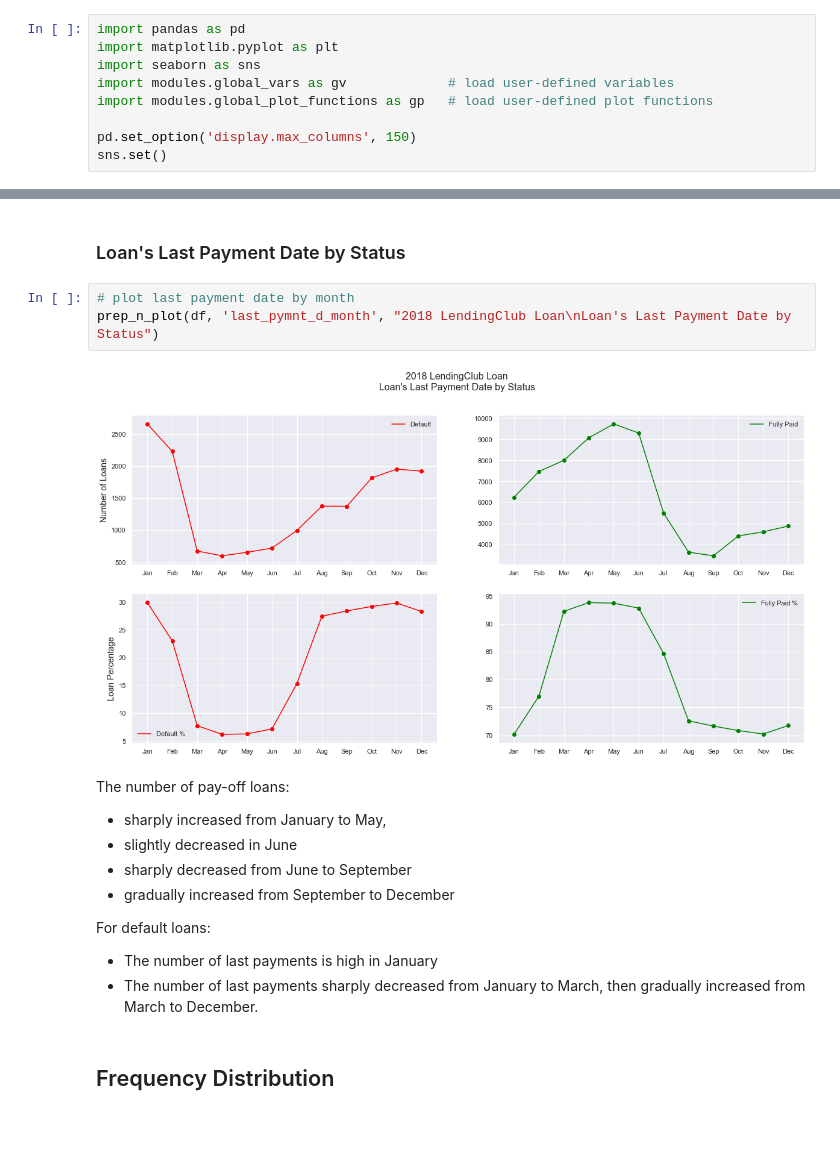
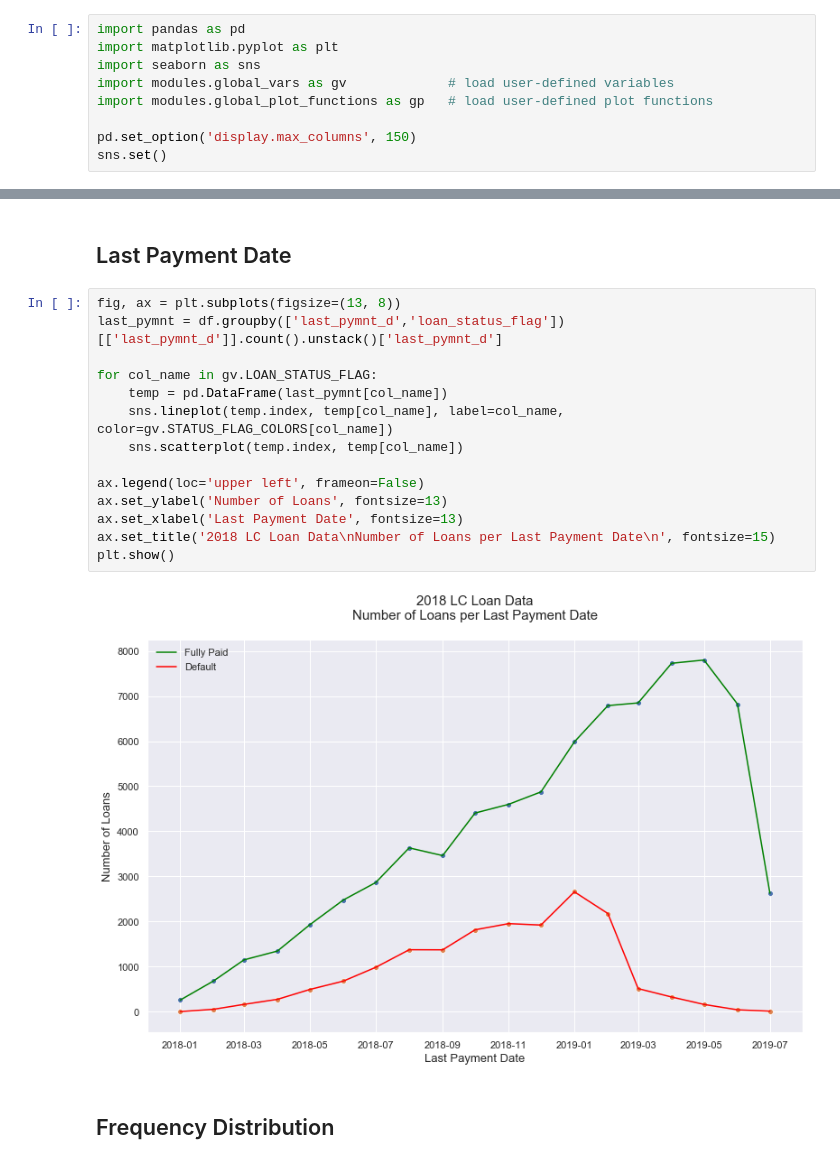
Before and after one commit to nphan20181/Loan-Default-Prediction, a Jupyter notebook: lc_loan_data_story.ipynb, the cells around one changed output, grey strips where cells are left out. Saved outputs shown, nothing was run; the diff lists cells and outputs as text; blank space fills up the shorter version.

```diff
--- a/lc_loan_data_story.ipynb
+++ b/lc_loan_data_story.ipynb
@@ -78,20 +51,21 @@ For both default and fully paid loans:
 # %% [markdown]
-### Loan's Last Payment Date by Status
+## Last Payment Date
-# %%
-# plot last payment date by month
-prep_n_plot(df, 'last_pymnt_d_month', "2018 LendingClub Loan\nLoan's Last Payment Date by Status")
-# %% [output]
-[figure, removed]
-# %% [markdown]
-The number of pay-off loans:
- - sharply increased from January to May,
- - slightly decreased in June
- - sharply decreased from June to September
- - gradually increased from September to December
-
-For default loans:
- - The number of last payments is high in January
- - The number of last payments sharply decreased from January to March, then gradually increased from March to December.
+# %%
+fig, ax = plt.subplots(figsize=(13, 8))
+last_pymnt = df.groupby(['last_pymnt_d','loan_status_flag'])[['last_pymnt_d']].count().unstack()['last_pymnt_d']
+
+for col_name in gv.LOAN_STATUS_FLAG:
+    temp = pd.DataFrame(last_pymnt[col_name])
+    sns.lineplot(temp.index, temp[col_name], label=col_name, color=gv.STATUS_FLAG_COLORS[col_name])
+    sns.scatterplot(temp.index, temp[col_name])
+
+ax.legend(loc='upper left', frameon=False)
+ax.set_ylabel('Number of Loans', fontsize=13)
+ax.set_xlabel('Last Payment Date', fontsize=13)
+ax.set_title('2018 LC Loan Data\nNumber of Loans per Last Payment Date\n', fontsize=15)
+plt.show()
+# %% [output]
+[figure, added]
 # %% [markdown]
 ## Frequency Distribution
 # %%
```
Also changed, not shown: parts of 13 cells of this notebook, 1 other file.
